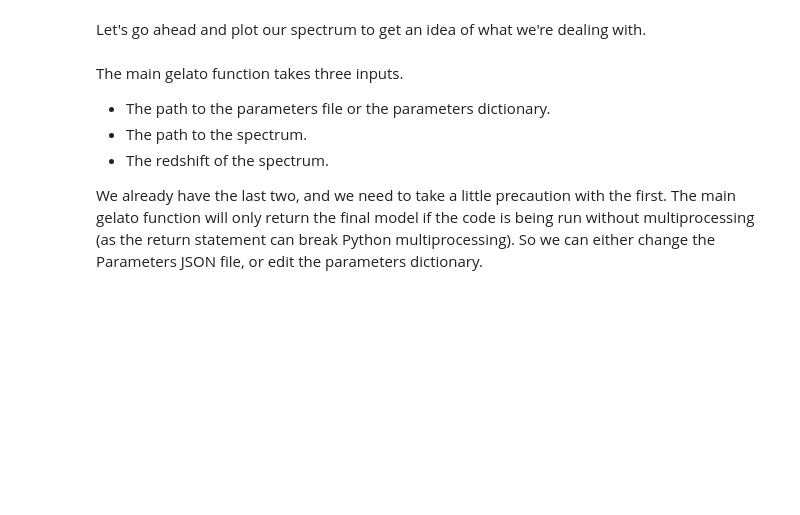
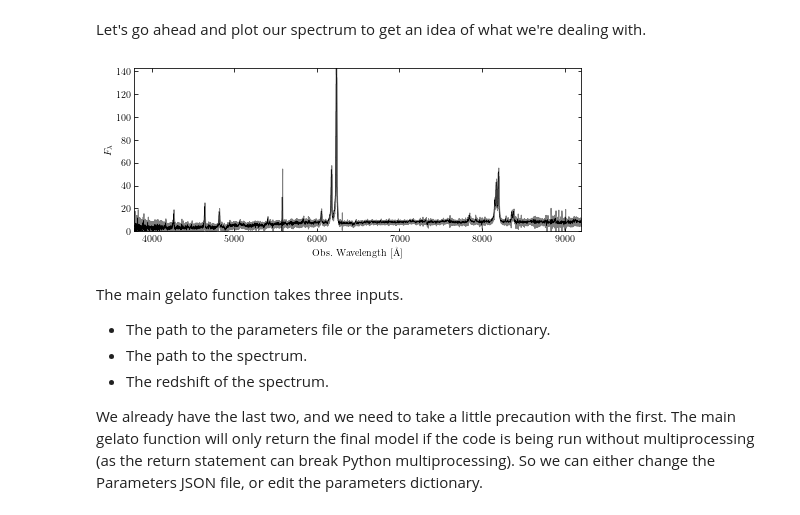
Before and after one commit to TheSkyentist/GELATO, a Jupyter notebook: Example/Example.ipynb, the cells around one changed output. Drawn from its saved outputs; the diff is of its cells as text; code cells hidden in the pictures; blank space fills up the shorter version.

```diff
--- a/Example/Example.ipynb
+++ b/Example/Example.ipynb
@@ -29,21 +30,23 @@ ivar = ivar[good]
 Let's go ahead and plot our spectrum to get an idea of what we're dealing with.
 # %%
 # Create figure
-fig, ax = pyplot.subplots(figsize=(15,7))
+fig, ax = pyplot.subplots(figsize=(8,3))
 
 # Plot Spectrum
 sig = 3/np.sqrt(ivar) # 3 Sigma boundary
 ax.fill_between(wavl,flux-sig,flux+sig,color='gray')
 ax.step(wavl,flux,where='mid',c='k',lw=0.5)
 
 # Axis limits
 ax.set(xlim=[wavl.min(),wavl.max()],ylim=[0,flux.max()])
 
 # Axis labels
 ax.set(xlabel=r'Obs. Wavelength [\AA]',ylabel=r'$F_\lambda$')
 
 # Show figure
 pyplot.show()
+# %% [output]
+[figure, added]
 # %% [markdown]
 The main gelato function takes three inputs.
 * The path to the parameters file or the parameters dictionary.
```
Also changed, not shown: parts of 3 cells of this notebook, 1 other file.
